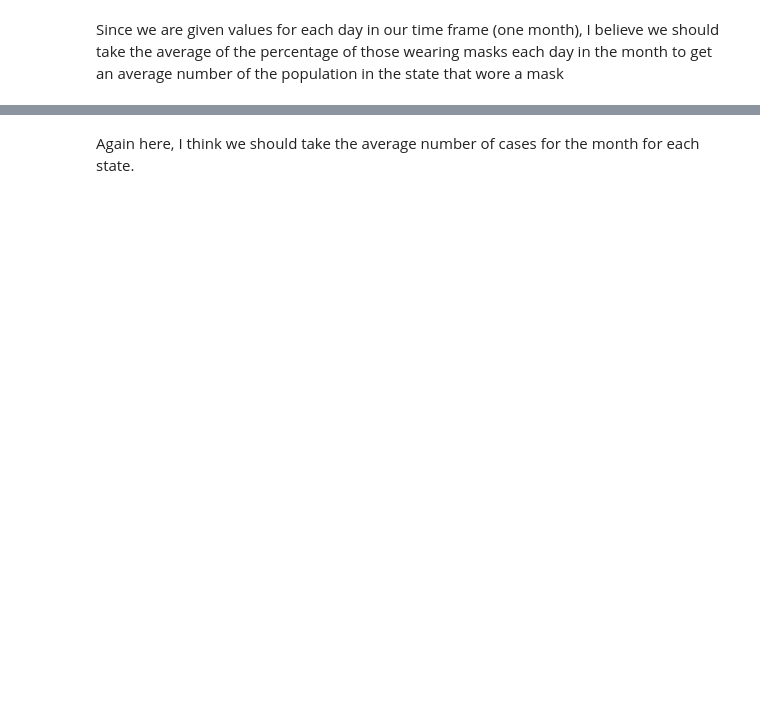
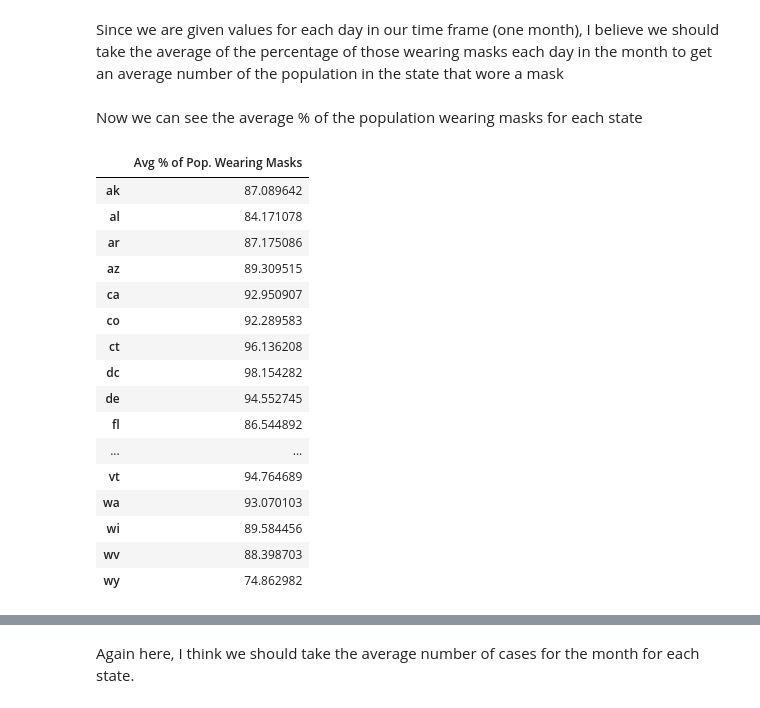
Before and after one commit to mdesilva/Data-Science, a Jupyter notebook: covid19/COVID-19 Analysis.ipynb, the cells around one changed output, grey strips where cells are left out. Saved outputs shown, nothing was run; the diff lists cells and outputs as text; code cells hidden in the pictures; blank space fills up the shorter version.

Commit message:
calculated mask wear avgs for each state

```diff
--- a/covid19/COVID-19 Analysis.ipynb
+++ b/covid19/COVID-19 Analysis.ipynb
@@ -38,6 +40,37 @@ maskdf[maskdf["geo_value"] == "ny"]
 | 34 | ny | smoothed_wearing_mask | 2020-12-02 | 2020-12-03 | 1 | 95.994823 | 0.179213 | 11971.0007 | state | ... |
 # %% [markdown]
 Since we are given values for each day in our time frame (one month), I believe we should take the average of the percentage of those wearing masks each day in the month to get an average number of the population in the state that wore a mask
+# %%
+states = maskdf["geo_value"].unique().tolist()
+# %%
+statesMaskForNov = {}
+# %%
+for state in states:
+    statesMaskForNov[state] = [(reduce(lambda x,y: x+y, maskdf[maskdf["geo_value"] == state]["value"].tolist()) / 31)]
+# %%
+df = pd.DataFrame.from_dict(statesMaskForNov, orient="index", columns=["Avg % of Pop. Wearing Masks"])
+# %% [markdown]
+Now we can see the average % of the population wearing masks for each state
+# %%
+df
+# %% [output]
+|  | Avg % of Pop. Wearing Masks |
+| ak | 87.089642 |
+| al | 84.171078 |
+| ar | 87.175086 |
+| az | 89.309515 |
+| ca | 92.950907 |
+| co | 92.289583 |
+| ct | 96.136208 |
+| dc | 98.154282 |
+| de | 94.552745 |
+| fl | 86.544892 |
+| ... | ... |
+| vt | 94.764689 |
+| wa | 93.070103 |
+| wi | 89.584456 |
+| wv | 88.398703 |
+| wy | 74.862982 |
 # %%
 casesdf = covidcast.signal("jhu-csse", "confirmed_cumulative_num", date(2020, 11, 2), date(2020, 12, 2), "state")
 # %%
```
Also changed, not shown: parts of 1 cell of this notebook.
